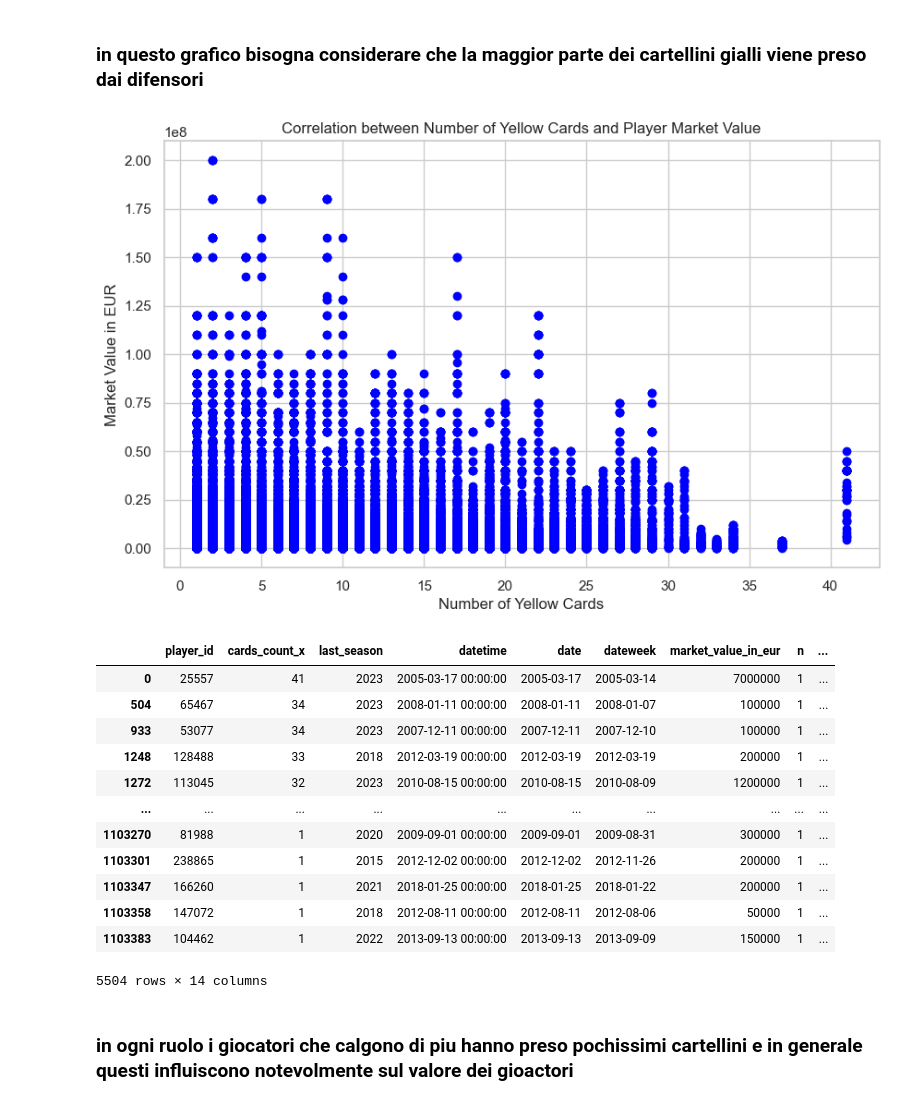
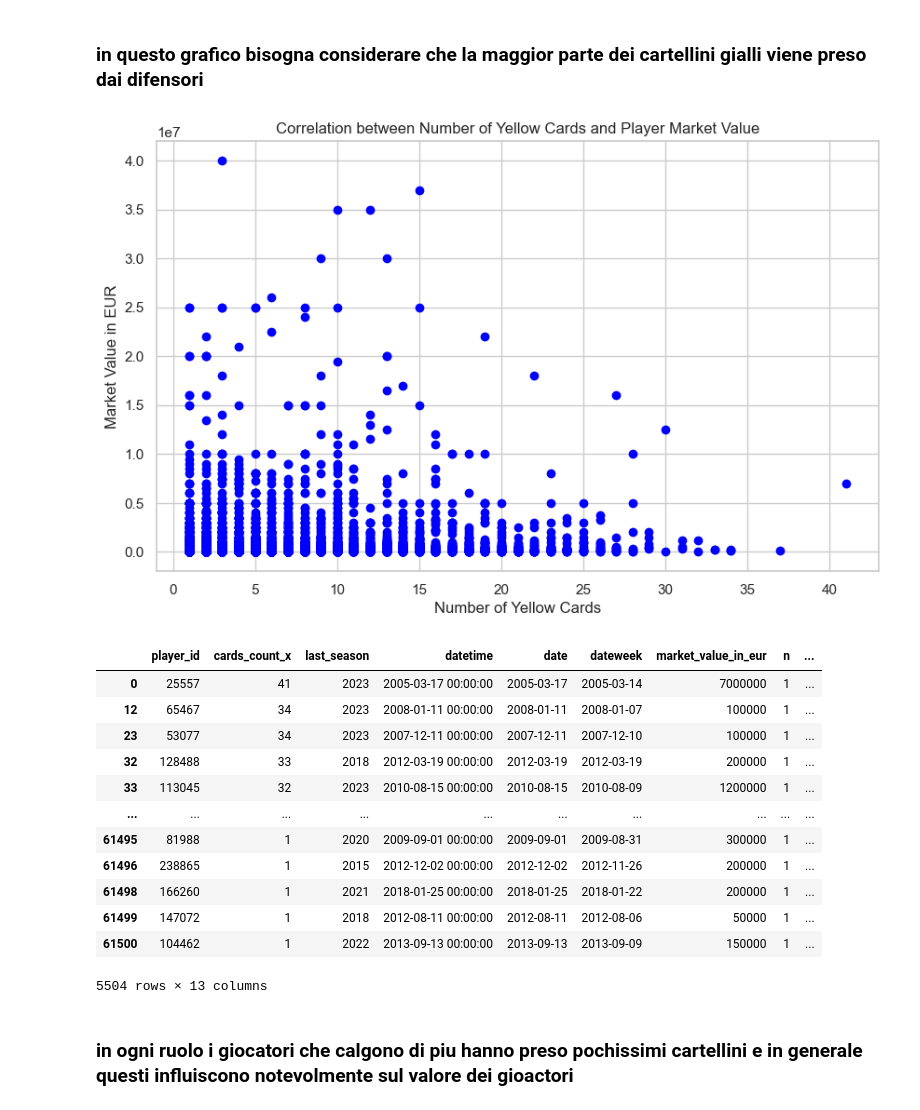
Before and after one commit to IUM-TWEB/Footbrawl, a Jupyter notebook: solution/DataAnalytics/Football_economy.ipynb, the cells around one changed output. Cells and saved outputs as stored; diff of their text form; code cells hidden in the pictures.

Commit message:
finished the data analysis part using geopandas

```diff
--- a/solution/DataAnalytics/Football_economy.ipynb
+++ b/solution/DataAnalytics/Football_economy.ipynb
@@ -1,17 +1,18 @@
 # %%
+import geopandas as gpd
 import seaborn as sns
 import numpy as np
 import pandas as pd
 import matplotlib.pyplot as plt
 import altair as alt
-universal_path=" / " #inserisci qui il path in cui sono presenti i dile .csv
+universal_path="C:/Users/umber\Desktop\Assignment Data 2023-2024" #inserisci qui il path in cui sono presenti i dile .csv
 # %%
-player_valuations_df=pd.read_csv(universal_path+'player_valuations.csv')
-game_events_df=pd.read_csv(universal_path+'game_events.csv')
-games_df=pd.read_csv(universal_path+'games.csv')
-players_df=pd.read_csv(universal_path+'players.csv')
-game_lineups_df=pd.read_csv(universal_path+'game_lineups.csv')
-competition_df=pd.read_csv(universal_path+'competitions.csv')
+player_valuations_df=pd.read_csv(universal_path+'/player_valuations.csv')
+game_events_df=pd.read_csv(universal_path+'/game_events.csv')
+games_df=pd.read_csv(universal_path+'/games.csv')
+players_df=pd.read_csv(universal_path+'/players.csv')
+game_lineups_df=pd.read_csv(universal_path+'/game_lineups.csv')
+competition_df=pd.read_csv(universal_path+'/competitions.csv')
 # %% [markdown]
 ### seleziono solo le colonne necessarie e sostituisco le stringhe dei valori di mercato in varibili di tipo float
 # %%
@@ -392,11 +393,25 @@ final_chart.interactive()
 # %% [markdown]
 ### un' altra variabile che va a influire sul valore del giocatore è il numero di cartellini che riceve
 # %%
-# Calcolo del numero di cartellini gialli per giocatore
 yellow_cards_count = game_events_df[game_events_df['type'] == 'Cards']['player_id'].value_counts().reset_index()
 yellow_cards_count.columns = ['player_id', 'cards_count']
+
+# Unire il conteggio dei cartellini gialli con il DataFrame delle valutazioni dei giocatori
 player_valuations_df = pd.merge(yellow_cards_count, player_valuations_df, on='player_id')
-player_valuations_df
+
+# Rimuovere le colonne duplicate, se esistono
+columns_to_drop = ['cards_count_x', 'cards_count_y']
+
+# Verifica se le colonne esistono e rimuovile
+for col in columns_to_drop:
+    if col in player_valuations_df.columns:
+        player_valuations_df = player_valuations_df.drop(columns=[col])
+
+# Rimuovere i duplicati mantenendo solo il primo record per 'player_id'
+player_valuations_df = player_valuations_df.drop_duplicates(subset=['player_id'])
+
+# Visualizzare le prime righe del DataFrame per verificare
+player_valuations_df.head()
 # %% [output]
 |  | player_id | cards_count | last_season | datetime | date | dateweek | market_value_in_eur | n | ... |
 | 0 | 25557 | 41 | 2023 | 2005-03-17 00:00:00 | 2005-03-17 | 2005-03-14 | 7000000 | 1 | ... |
@@ -415,14 +423,14 @@ player_valuations_df
 ### in questo grafico bisogna considerare che la maggior parte dei cartellini gialli viene preso dai difensori
 # %%
 plt.figure(figsize=(10, 6))
-plt.scatter(merged_df['cards_count'], merged_df['market_value_in_eur'], color='blue')
+plt.scatter(player_valuations_df['cards_count'], player_valuations_df['market_value_in_eur'], color='blue')
 plt.title('Correlation between Number of Yellow Cards and Player Market Value')
 plt.xlabel('Number of Yellow Cards')
 plt.ylabel('Market Value in EUR')
 plt.grid(True)
 plt.show()
 # %% [output]
-[figure, old version]
+[figure, new version]
 # %%
 merged_df_1 = pd.merge(yellow_cards_count, player_valuations_df, on='player_id', how='inner')
 final_merged_df = pd.merge(merged_df_1, game_lineups_filtered, on='player_id', how='inner')
@@ -432,17 +440,17 @@ cartellini_e_valore
 # %% [output]
 |  | player_id | cards_count_x | last_season | datetime | date | dateweek | market_value_in_eur | n | ... |
 | 0 | 25557 | 41 | 2023 | 2005-03-17 00:00:00 | 2005-03-17 | 2005-03-14 | 7000000 | 1 | ... |
-| 504 | 65467 | 34 | 2023 | 2008-01-11 00:00:00 | 2008-01-11 | 2008-01-07 | 100000 | 1 | ... |
-| 933 | 53077 | 34 | 2023 | 2007-12-11 00:00:00 | 2007-12-11 | 2007-12-10 | 100000 | 1 | ... |
-| 1248 | 128488 | 33 | 2018 | 2012-03-19 00:00:00 | 2012-03-19 | 2012-03-19 | 200000 | 1 | ... |
-| 1272 | 113045 | 32 | 2023 | 2010-08-15 00:00:00 | 2010-08-15 | 2010-08-09 | 1200000 | 1 | ... |
+| 12 | 65467 | 34 | 2023 | 2008-01-11 00:00:00 | 2008-01-11 | 2008-01-07 | 100000 | 1 | ... |
+| 23 | 53077 | 34 | 2023 | 2007-12-11 00:00:00 | 2007-12-11 | 2007-12-10 | 100000 | 1 | ... |
+| 32 | 128488 | 33 | 2018 | 2012-03-19 00:00:00 | 2012-03-19 | 2012-03-19 | 200000 | 1 | ... |
+| 33 | 113045 | 32 | 2023 | 2010-08-15 00:00:00 | 2010-08-15 | 2010-08-09 | 1200000 | 1 | ... |
 | ... | ... | ... | ... | ... | ... | ... | ... | ... | ... |
-| 1103270 | 81988 | 1 | 2020 | 2009-09-01 00:00:00 | 2009-09-01 | 2009-08-31 | 300000 | 1 | ... |
-| 1103301 | 238865 | 1 | 2015 | 2012-12-02 00:00:00 | 2012-12-02 | 2012-11-26 | 200000 | 1 | ... |
-| 1103347 | 166260 | 1 | 2021 | 2018-01-25 00:00:00 | 2018-01-25 | 2018-01-22 | 200000 | 1 | ... |
-| 1103358 | 147072 | 1 | 2018 | 2012-08-11 00:00:00 | 2012-08-11 | 2012-08-06 | 50000 | 1 | ... |
-| 1103383 | 104462 | 1 | 2022 | 2013-09-13 00:00:00 | 2013-09-13 | 2013-09-09 | 150000 | 1 | ... |
+| 61495 | 81988 | 1 | 2020 | 2009-09-01 00:00:00 | 2009-09-01 | 2009-08-31 | 300000 | 1 | ... |
+| 61496 | 238865 | 1 | 2015 | 2012-12-02 00:00:00 | 2012-12-02 | 2012-11-26 | 200000 | 1 | ... |
+| 61498 | 166260 | 1 | 2021 | 2018-01-25 00:00:00 | 2018-01-25 | 2018-01-22 | 200000 | 1 | ... |
+| 61499 | 147072 | 1 | 2018 | 2012-08-11 00:00:00 | 2012-08-11 | 2012-08-06 | 50000 | 1 | ... |
+| 61500 | 104462 | 1 | 2022 | 2013-09-13 00:00:00 | 2013-09-13 | 2013-09-09 | 150000 | 1 | ... |
-5504 rows × 14 columns
+5504 rows × 13 columns
 # %% [markdown]
 ### in ogni ruolo i giocatori che calgono di piu hanno preso pochissimi cartellini e in generale questi influiscono notevolmente  sul valore dei gioactori
 # %%
```
Also changed, not shown: parts of 15 cells of this notebook.
